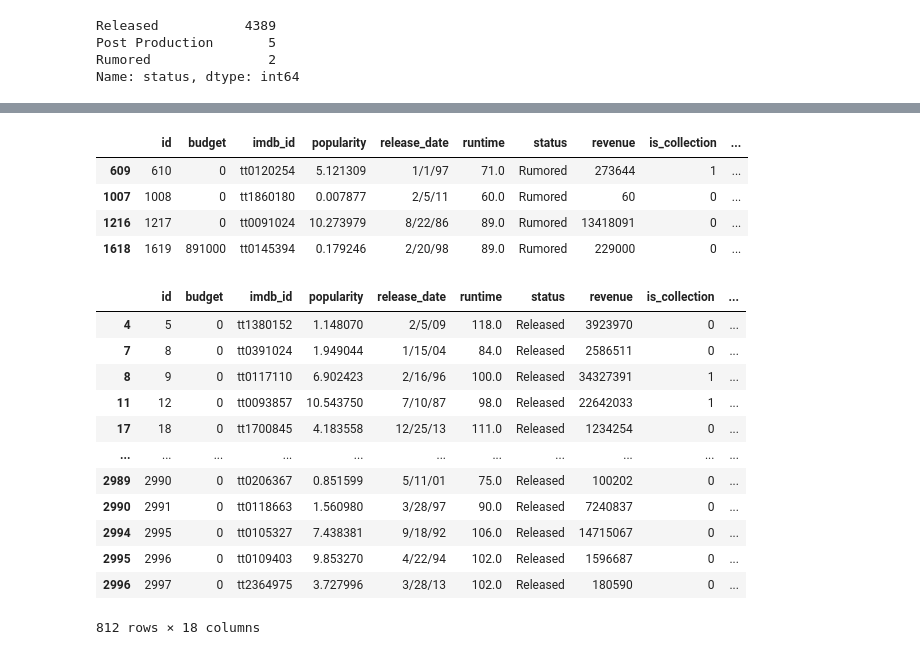
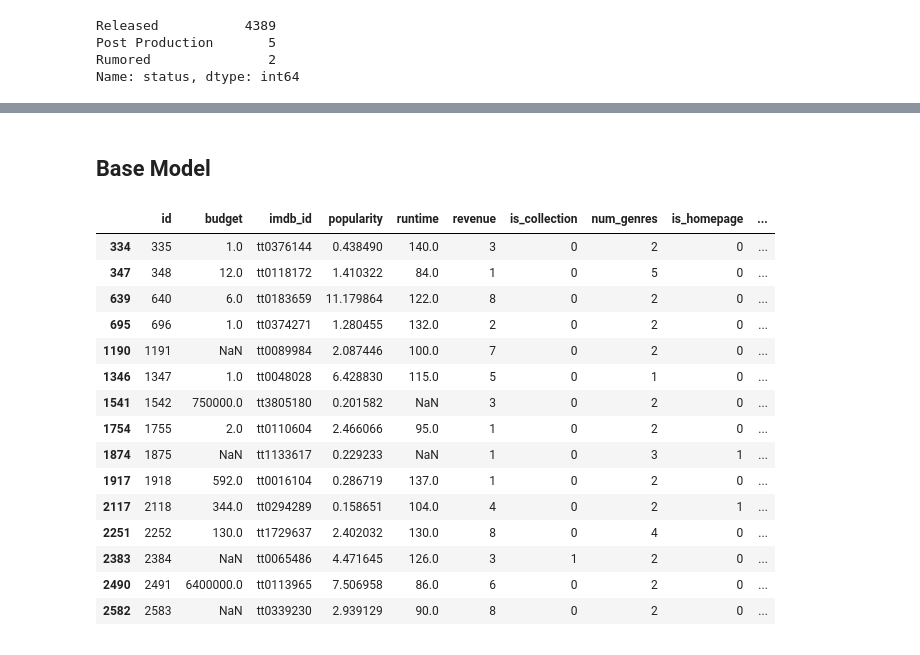
Before and after one commit to yejiseoung/TMDB, a Jupyter notebook: TMDB_EDA_FeatureEngineering.ipynb, the cells around one changed output, grey strips where cells are left out. Drawn from its saved outputs; the diff is of its cells as text; code cells hidden in the pictures.

```diff
--- a/TMDB_EDA_FeatureEngineering.ipynb
+++ b/TMDB_EDA_FeatureEngineering.ipynb
@@ -851,0 +908,4 @@ Name: status, dtype: int64
+# %%
+# drop status variable
+df_train.drop('status', axis=1, inplace=True)
+df_test.drop('status', axis=1, inplace=True)
@@ -851,0 +938,2 @@ Name: status, dtype: int64
+# %% [markdown]
+## Base Model
@@ -852,24 +942,19 @@ Name: status, dtype: int64
 # %%
-df_train[df_train['status']=='Rumored']
+df_train[df_train['revenue']<10]
 # %% [output]
-|  | id | budget | imdb_id | popularity | release_date | runtime | status | revenue | is_collection | ... |
-| 609 | 610 | 0 | tt0120254 | 5.121309 | 1/1/97 | 71.0 | Rumored | 273644 | 1 | ... |
-| 1007 | 1008 | 0 | tt1860180 | 0.007877 | 2/5/11 | 60.0 | Rumored | 60 | 0 | ... |
-| 1216 | 1217 | 0 | tt0091024 | 10.273979 | 8/22/86 | 89.0 | Rumored | 13418091 | 0 | ... |
-| 1618 | 1619 | 891000 | tt0145394 | 0.179246 | 2/20/98 | 89.0 | Rumored | 229000 | 0 | ... |
+|  | id | budget | imdb_id | popularity | runtime | revenue | is_collection | num_genres | is_homepage | ... |
+| 334 | 335 | 1.0 | tt0376144 | 0.438490 | 140.0 | 3 | 0 | 2 | 0 | ... |
+| 347 | 348 | 12.0 | tt0118172 | 1.410322 | 84.0 | 1 | 0 | 5 | 0 | ... |
+| 639 | 640 | 6.0 | tt0183659 | 11.179864 | 122.0 | 8 | 0 | 2 | 0 | ... |
+| 695 | 696 | 1.0 | tt0374271 | 1.280455 | 132.0 | 2 | 0 | 2 | 0 | ... |
+| 1190 | 1191 | NaN | tt0089984 | 2.087446 | 100.0 | 7 | 0 | 2 | 0 | ... |
+| 1346 | 1347 | 1.0 | tt0048028 | 6.428830 | 115.0 | 5 | 0 | 1 | 0 | ... |
+| 1541 | 1542 | 750000.0 | tt3805180 | 0.201582 | NaN | 3 | 0 | 2 | 0 | ... |
+| 1754 | 1755 | 2.0 | tt0110604 | 2.466066 | 95.0 | 1 | 0 | 2 | 0 | ... |
+| 1874 | 1875 | NaN | tt1133617 | 0.229233 | NaN | 1 | 0 | 3 | 1 | ... |
+| 1917 | 1918 | 592.0 | tt0016104 | 0.286719 | 137.0 | 1 | 0 | 2 | 0 | ... |
+| 2117 | 2118 | 344.0 | tt0294289 | 0.158651 | 104.0 | 4 | 0 | 2 | 1 | ... |
+| 2251 | 2252 | 130.0 | tt1729637 | 2.402032 | 130.0 | 8 | 0 | 4 | 0 | ... |
+| 2383 | 2384 | NaN | tt0065486 | 4.471645 | 126.0 | 3 | 1 | 2 | 0 | ... |
+| 2490 | 2491 | 6400000.0 | tt0113965 | 7.506958 | 86.0 | 6 | 0 | 2 | 0 | ... |
+| 2582 | 2583 | NaN | tt0339230 | 2.939129 | 90.0 | 8 | 0 | 2 | 0 | ... |
-# %%
-df_train[df_train['budget']==0]
-# %% [output]
-|  | id | budget | imdb_id | popularity | release_date | runtime | status | revenue | is_collection | ... |
-| 4 | 5 | 0 | tt1380152 | 1.148070 | 2/5/09 | 118.0 | Released | 3923970 | 0 | ... |
-| 7 | 8 | 0 | tt0391024 | 1.949044 | 1/15/04 | 84.0 | Released | 2586511 | 0 | ... |
-| 8 | 9 | 0 | tt0117110 | 6.902423 | 2/16/96 | 100.0 | Released | 34327391 | 1 | ... |
-| 11 | 12 | 0 | tt0093857 | 10.543750 | 7/10/87 | 98.0 | Released | 22642033 | 1 | ... |
-| 17 | 18 | 0 | tt1700845 | 4.183558 | 12/25/13 | 111.0 | Released | 1234254 | 0 | ... |
-| ... | ... | ... | ... | ... | ... | ... | ... | ... | ... | ... |
-| 2989 | 2990 | 0 | tt0206367 | 0.851599 | 5/11/01 | 75.0 | Released | 100202 | 0 | ... |
-| 2990 | 2991 | 0 | tt0118663 | 1.560980 | 3/28/97 | 90.0 | Released | 7240837 | 0 | ... |
-| 2994 | 2995 | 0 | tt0105327 | 7.438381 | 9/18/92 | 106.0 | Released | 14715067 | 0 | ... |
-| 2995 | 2996 | 0 | tt0109403 | 9.853270 | 4/22/94 | 102.0 | Released | 1596687 | 0 | ... |
-| 2996 | 2997 | 0 | tt2364975 | 3.727996 | 3/28/13 | 102.0 | Released | 180590 | 0 | ... |
-812 rows × 18 columns
```
Also changed, not shown: parts of 16 cells of this notebook.
